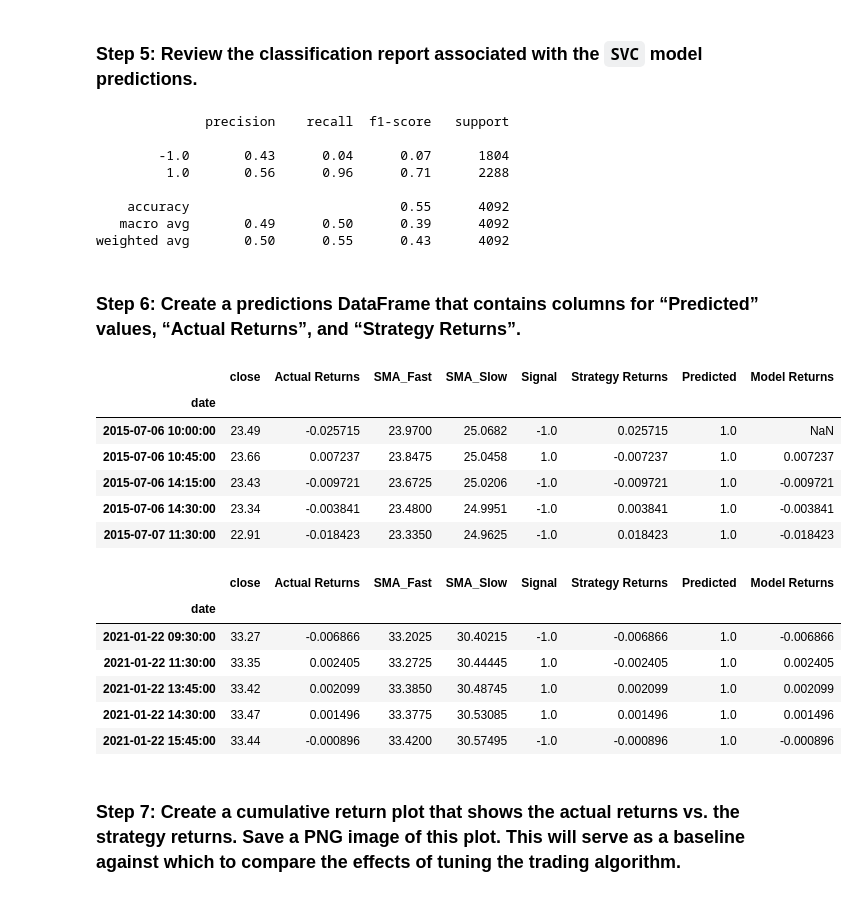
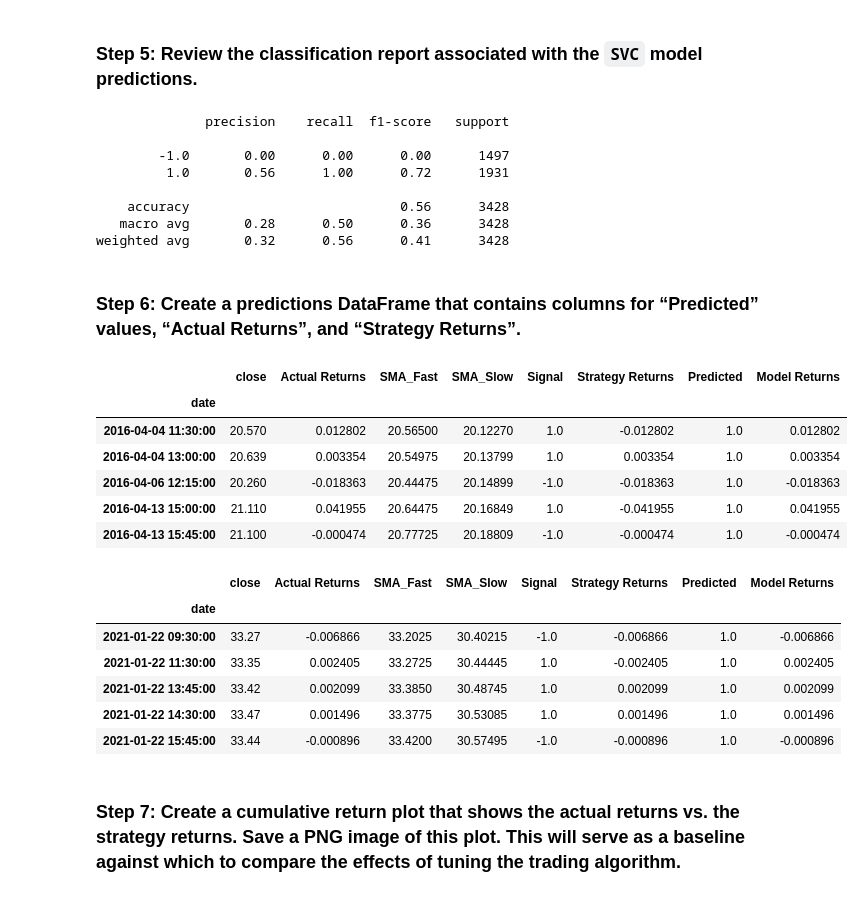
Before and after one commit to Forte42/Machine_Learning_Trading_Bot, a Jupyter notebook: machine_learning_trading_bot.ipynb, the cells around one changed output. Cells and saved outputs as stored; diff of their text form; code cells hidden in the pictures.

```diff
--- a/machine_learning_trading_bot.ipynb
+++ b/machine_learning_trading_bot.ipynb
@@ -264,7 +261,7 @@ print(training_begin)
 2015-04-02 15:00:00
 # %%
 # Select the ending period for the training data with an offset of 3 months
-training_end = X.index.min() + DateOffset(months=3)
+training_end = X.index.min() + DateOffset(months=12)
 
 # Display the training end date
 print(training_end)
@@ -339,40 +350,40 @@ print(svm_testing_report)
 # %% [output]
               precision    recall  f1-score   support
 
-        -1.0       0.43      0.04      0.07      1804
-         1.0       0.56      0.96      0.71      2288
+        -1.0       0.00      0.00      0.00      1497
+         1.0       0.56      1.00      0.72      1931
 
-    accuracy                           0.55      4092
-   macro avg       0.49      0.50      0.39      4092
-weighted avg       0.50      0.55      0.43      4092
+    accuracy                           0.56      3428
+   macro avg       0.28      0.50      0.36      3428
+weighted avg       0.32      0.56      0.41      3428
 # %% [markdown]
 ### Step 6: Create a predictions DataFrame that contains columns for “Predicted” values, “Actual Returns”, and “Strategy Returns”.
 # %%
 # Create a new empty predictions DataFrame.
 
 # Create a predictions DataFrame
 predictions_df = signals_df.copy().loc[training_end+DateOffset(hours=1):]
 
 # Add the SVM model predictions to the DataFrame
 predictions_df['Predicted'] = svm_pred
 
 # # Drop unnecessary columns
 # predictions_df = predictions_df.drop(columns=['close', 'SMA_Fast', 'SMA_Slow', 'Signal'])
 
 # Get Machine Learning Model Returns
-predictions_df['Model Returns'] = predictions_df['Actual Returns'] * predictions_df['Predicted'].shift()
+predictions_df['Model Returns'] = predictions_df['Actual Returns'] * predictions_df['Predicted']
 
 # Review the DataFrame
 display(predictions_df.head())
 display(predictions_df.tail())
 # %% [output]
 |  | close | Actual Returns | SMA_Fast | SMA_Slow | Signal | Strategy Returns | Predicted | Model Returns |
 | date |  |  |  |  |  |  |  |  |
-| 2015-07-06 10:00:00 | 23.49 | -0.025715 | 23.9700 | 25.0682 | -1.0 | 0.025715 | 1.0 | NaN |
-| 2015-07-06 10:45:00 | 23.66 | 0.007237 | 23.8475 | 25.0458 | 1.0 | -0.007237 | 1.0 | 0.007237 |
-| 2015-07-06 14:15:00 | 23.43 | -0.009721 | 23.6725 | 25.0206 | -1.0 | -0.009721 | 1.0 | -0.009721 |
-| 2015-07-06 14:30:00 | 23.34 | -0.003841 | 23.4800 | 24.9951 | -1.0 | 0.003841 | 1.0 | -0.003841 |
-| 2015-07-07 11:30:00 | 22.91 | -0.018423 | 23.3350 | 24.9625 | -1.0 | 0.018423 | 1.0 | -0.018423 |
+| 2016-04-04 11:30:00 | 20.570 | 0.012802 | 20.56500 | 20.12270 | 1.0 | -0.012802 | 1.0 | 0.012802 |
+| 2016-04-04 13:00:00 | 20.639 | 0.003354 | 20.54975 | 20.13799 | 1.0 | 0.003354 | 1.0 | 0.003354 |
+| 2016-04-06 12:15:00 | 20.260 | -0.018363 | 20.44475 | 20.14899 | -1.0 | -0.018363 | 1.0 | -0.018363 |
+| 2016-04-13 15:00:00 | 21.110 | 0.041955 | 20.64475 | 20.16849 | 1.0 | -0.041955 | 1.0 | 0.041955 |
+| 2016-04-13 15:45:00 | 21.100 | -0.000474 | 20.77725 | 20.18809 | -1.0 | -0.000474 | 1.0 | -0.000474 |
 |  | close | Actual Returns | SMA_Fast | SMA_Slow | Signal | Strategy Returns | Predicted | Model Returns |
 | date |  |  |  |  |  |  |  |  |
 | 2021-01-22 09:30:00 | 33.27 | -0.006866 | 33.2025 | 30.40215 | -1.0 | -0.006866 | 1.0 | -0.006866 |
```
Also changed, not shown: parts of 12 cells of this notebook, 17 other files.
